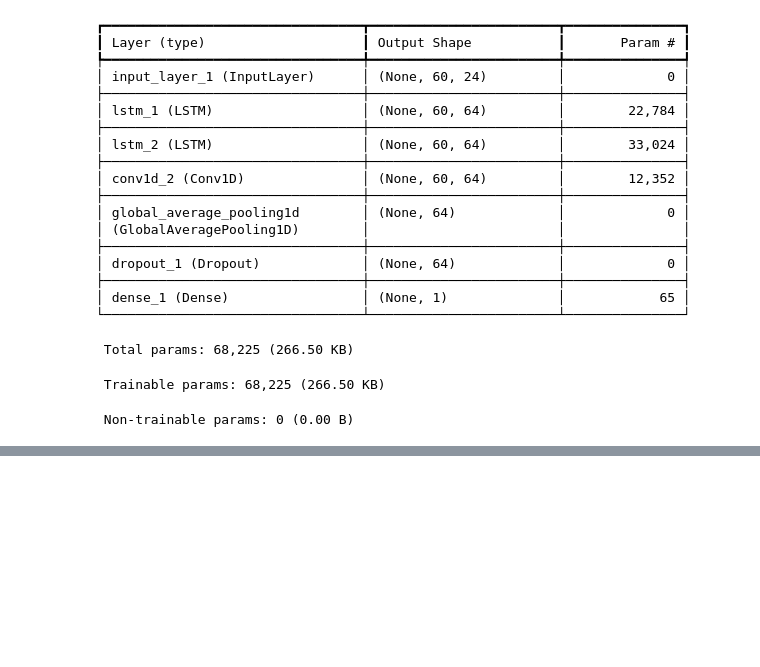
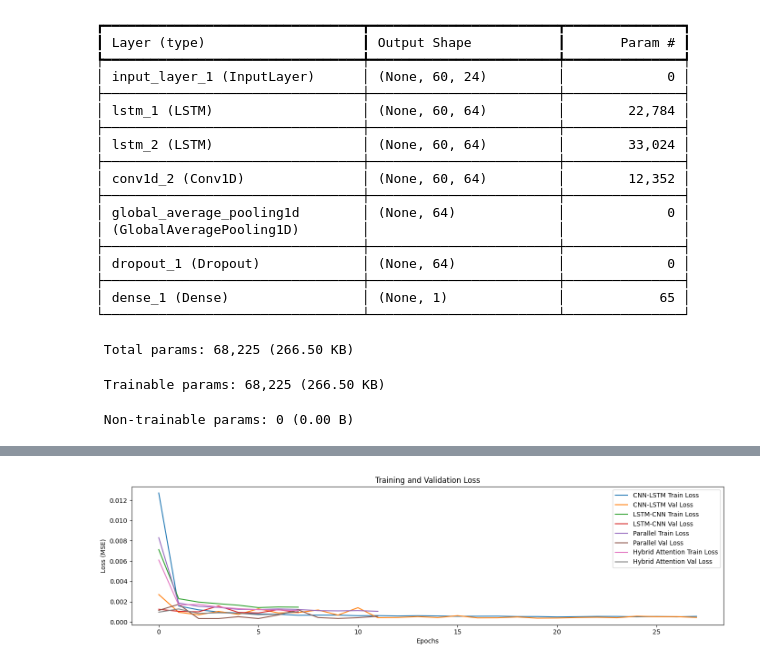
Before and after one commit to Anju982/Gold_Price_Prediction, a Jupyter notebook: test_gold_price.ipynb, the cells around one changed output, grey strips where cells are left out. Drawn from its saved outputs; the diff is of its cells as text; code cells hidden in the pictures; blank space fills up the shorter version.

```diff
--- a/test_gold_price.ipynb
+++ b/test_gold_price.ipynb
@@ -111,6 +250,6 @@ inflation.tail()
 | 2025-01-01 | 319.086 |
 # %%
 # S&P 500 Index
-sp500 = yf.download("^GSPC", start='2010-01-01', end="2025-01-01")
+sp500 = yf.download("^GSPC", **DATE_KW)
 # %% [output]
 [*********************100%***********************]  1 of 1 completed
@@ -341,0 +506,13 @@ Model: "functional_3"
+# %%
+# Hybrid Attention Model (CNN-LSTM branches + temporal attention weighting Technical vs Macro)
+
+def slice_feature_indices(x, indices):
+    return tf.gather(x, indices, axis=2)
+
+def temporal_attention(seq_in, name_prefix):
+    score = layers.Dense(units=64, activation="tanh", name=f'{name_prefix}_attn_fc')(seq_in)
+    score = layers.Dense(units=1, activation=None, name=f'{name_prefix}_attn_score')(score)
+    weights = layers.Softmax(axis=1, name=f'{name_prefix}_attn_softmax')(score)
+    context = layers.Multiply(name=f'{name_prefix}_attn_weighted')([seq_in, weights])
+    context = layers.Lambda(lambda x: K.sum(x, axis=1), name=f'{name_prefix}_attn_context')(context)
+    return context, weights
@@ -433,0 +675,10 @@ Epoch 8/50
+# %%
+# hybrid_attention_model_run
+hist_hybrid_attn = model_hybrid_attn.fit(
+    X_train, y_train,
+    validation_split=0.1,
+    epochs=epochs,
+    batch_size=batch_size,
+    callbacks=callbacks,
+    verbose=1
+)
@@ -459,0 +1011,20 @@ Parallel - Train RMSE: 0.0269, Test RMSE: 0.1294, Test MAE: 0.1170
+# %%
+# Training curves (loss & val_loss)
+plt.figure(figsize=(14,4))
+def plot_hist(h, label):
+    plt.plot(h.history['loss'], label=f'{label} Train Loss')
+    plt.plot(h.history['val_loss'], label=f'{label} Val Loss')
+
+plot_hist(hist_cnn_lstm, "CNN-LSTM")
+plot_hist(hist_lstm_cnn, "LSTM-CNN")
+plot_hist(hist_cnn_lstm_parallel, "Parallel")
+plot_hist(hist_hybrid_attn, "Hybrid Attention")
+
+plt.title("Training and Validation Loss")
+plt.xlabel("Epochs")
+plt.ylabel("Loss (MSE)")
+plt.legend()
+plt.tight_layout()
+plt.show()
+# %% [output]
+[figure, added]
```
Also changed, not shown: parts of 57 cells of this notebook.
